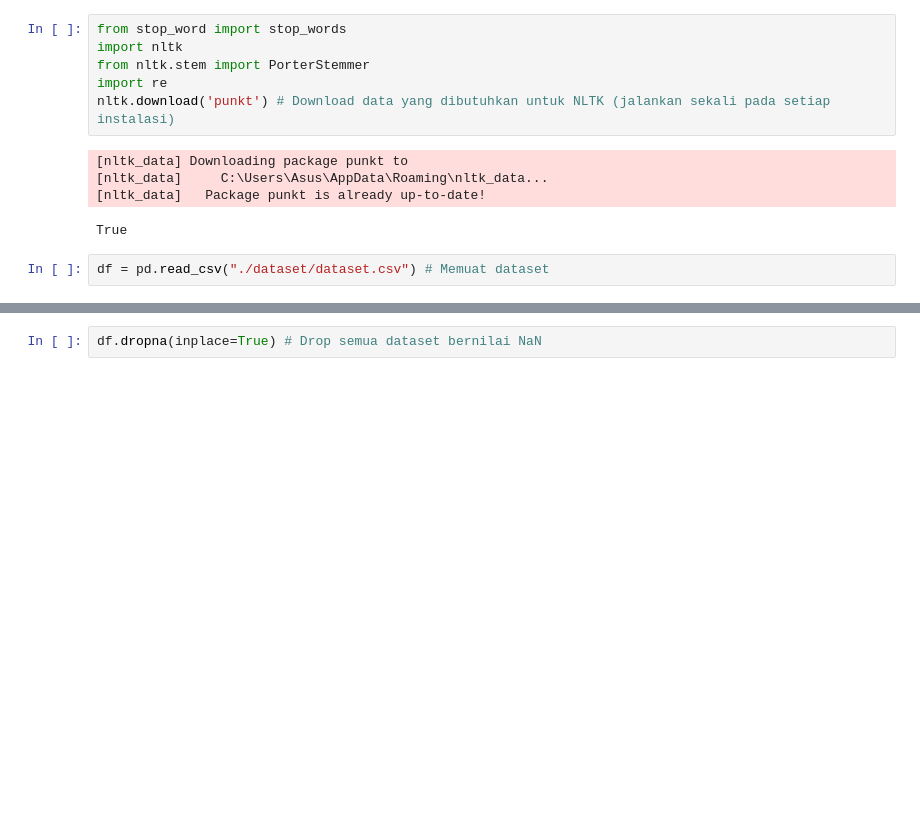
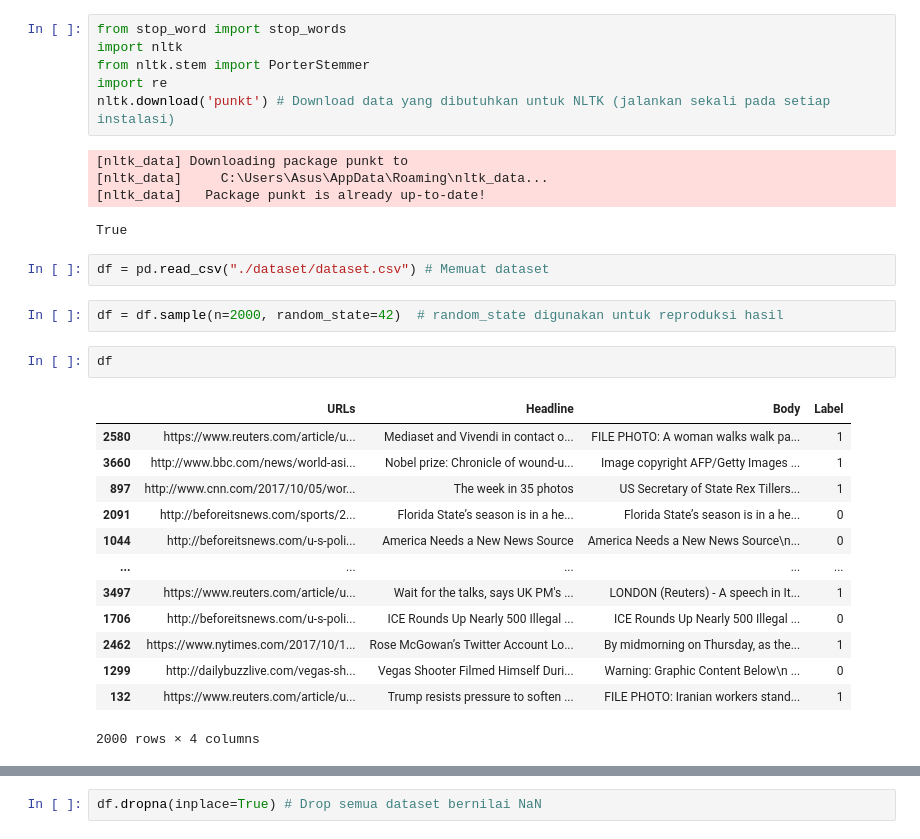
Before and after one commit to IvanSholana/Machine-Learning-Project, a Jupyter notebook: Hoax News Detection/TrueNHoaxDetection.ipynb, the cells around one changed output, grey strips where cells are left out. Cells and saved outputs as stored; diff of their text form; blank space fills up the shorter version.

```diff
--- a/Hoax News Detection/TrueNHoaxDetection.ipynb
+++ b/Hoax News Detection/TrueNHoaxDetection.ipynb
@@ -18,3 +20,21 @@ nltk.download('punkt') # Download data yang dibutuhkan untuk NLTK (jalankan seka
 True
 # %%
 df = pd.read_csv("./dataset/dataset.csv") # Memuat dataset
+# %%
+df = df.sample(n=2000, random_state=42)  # random_state digunakan untuk reproduksi hasil
+# %%
+df
+# %% [output]
+|  | URLs | Headline | Body | Label |
+| 2580 | https://www.reuters.com/article/u... | Mediaset and Vivendi in contact o... | FILE PHOTO: A woman walks walk pa... | 1 |
+| 3660 | http://www.bbc.com/news/world-asi... | Nobel prize: Chronicle of wound-u... | Image copyright AFP/Getty Images ... | 1 |
+| 897 | http://www.cnn.com/2017/10/05/wor... | The week in 35 photos | US Secretary of State Rex Tillers... | 1 |
+| 2091 | http://beforeitsnews.com/sports/2... | Florida State’s season is in a he... | Florida State’s season is in a he... | 0 |
+| 1044 | http://beforeitsnews.com/u-s-poli... | America Needs a New News Source | America Needs a New News Source\n... | 0 |
+| ... | ... | ... | ... | ... |
+| 3497 | https://www.reuters.com/article/u... | Wait for the talks, says UK PM's ... | LONDON (Reuters) - A speech in It... | 1 |
+| 1706 | http://beforeitsnews.com/u-s-poli... | ICE Rounds Up Nearly 500 Illegal ... | ICE Rounds Up Nearly 500 Illegal ... | 0 |
+| 2462 | https://www.nytimes.com/2017/10/1... | Rose McGowan’s Twitter Account Lo... | By midmorning on Thursday, as the... | 1 |
+| 1299 | http://dailybuzzlive.com/vegas-sh... | Vegas Shooter Filmed Himself Duri... | Warning: Graphic Content Below\n ... | 0 |
+| 132 | https://www.reuters.com/article/u... | Trump resists pressure to soften ... | FILE PHOTO: Iranian workers stand... | 1 |
+2000 rows × 4 columns
```
Also changed, not shown: parts of 22 cells of this notebook.
